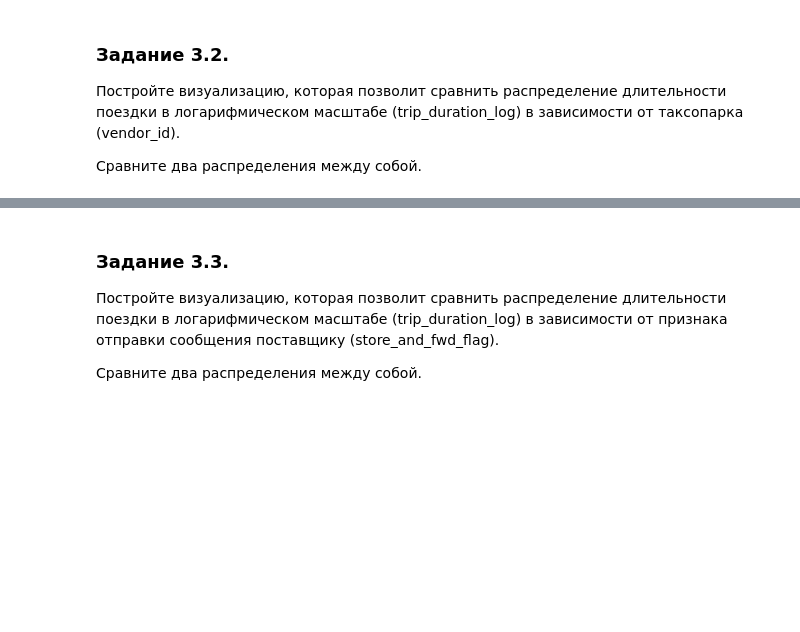
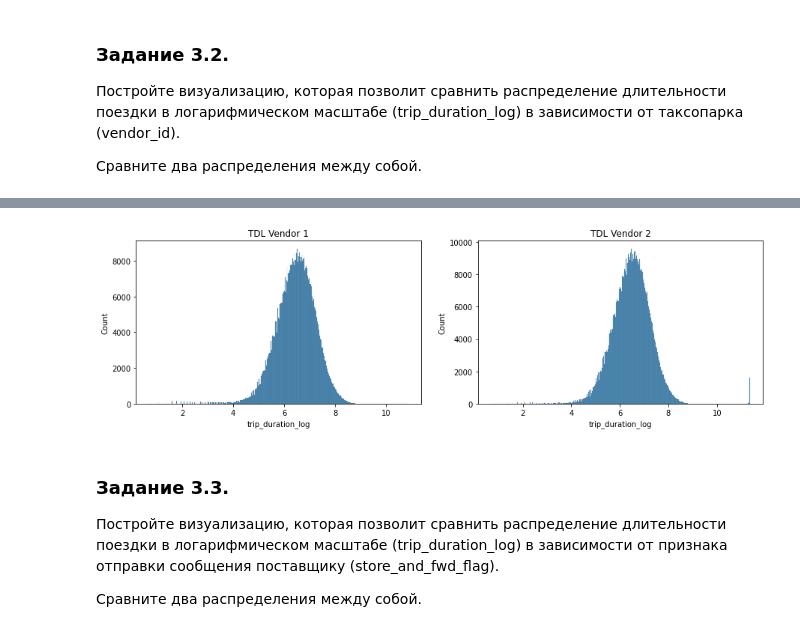
Before and after one commit to sphinxscorp/SF_data_science, a Jupyter notebook: PROJECT-5. Задача регрессии/Project-5._Ноутбук-шаблон.ipynb, the cells around one changed output, grey strips where cells are left out. Saved outputs shown, nothing was run; the diff lists cells and outputs as text; code cells hidden in the pictures; blank space fills up the shorter version.

```diff
--- a/PROJECT-5. Задача регрессии/Project-5._Ноутбук-шаблон.ipynb
+++ b/PROJECT-5. Задача регрессии/Project-5._Ноутбук-шаблон.ipynb
@@ -404,3 +555,11 @@ Error:
+# %%
+fig, axes = plt.subplots(nrows=1, ncols=2, figsize=(15, 4))
+histplot = sns.histplot(data=taxi_data[taxi_data['vendor_id'] == 1]['trip_duration_log'], ax=axes[0]);
+histplot.set_title('TDL Vendor 1');
+histplot = sns.histplot(data=taxi_data[taxi_data['vendor_id'] == 2]['trip_duration_log'], ax=axes[1]);
+histplot.set_title('TDL Vendor 2');
+# %% [output]
+[figure, added]
 # %% [markdown]
 ### Задание 3.3.
 Постройте визуализацию, которая позволит сравнить распределение длительности поездки в логарифмическом масштабе (trip_duration_log) в зависимости от признака отправки сообщения поставщику (store_and_fwd_flag).
```
Also changed, not shown: parts of 81 cells of this notebook, 2 other files.
